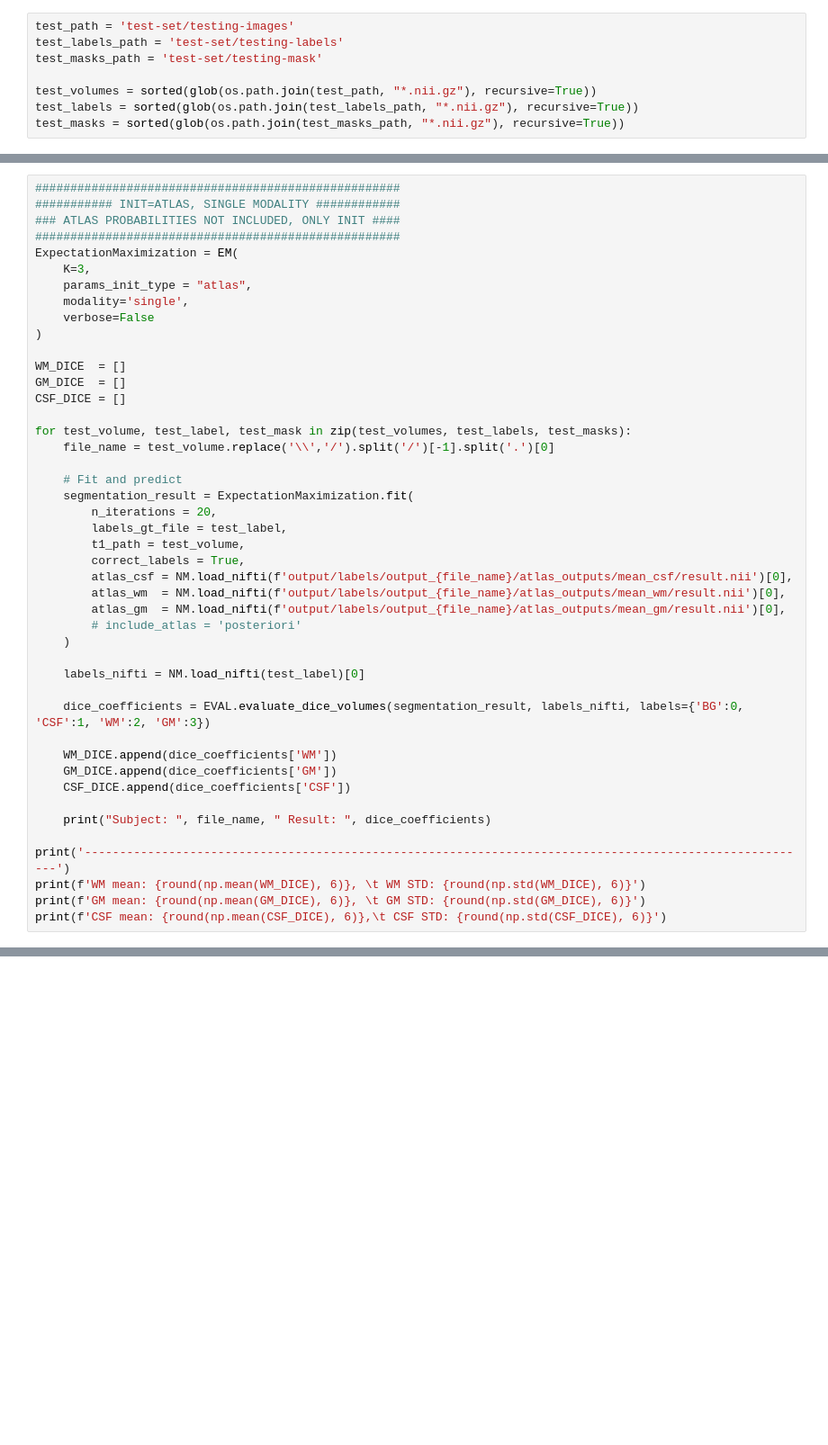
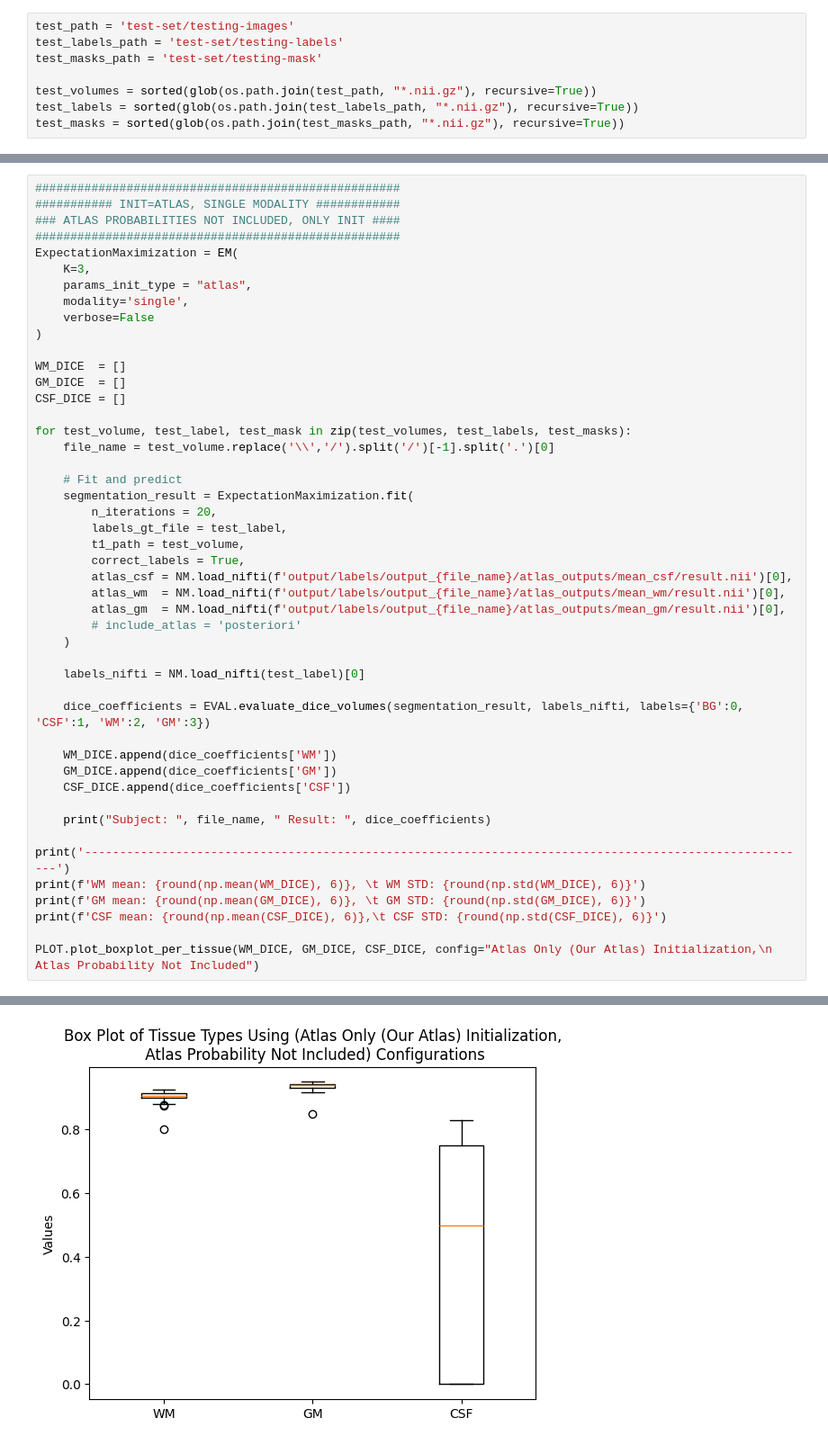
Before and after one commit to abdel-habib/medical-image-segmentation-and-applications, a Jupyter notebook: Lab 3/evaluation.ipynb, the cells around one changed output, grey strips where cells are left out. Shown: that part at 90% size. Drawn from its saved outputs; the diff is of its cells as text; blank space fills up the shorter version.

```diff
--- a/Lab 3/evaluation.ipynb
+++ b/Lab 3/evaluation.ipynb
@@ -172,30 +252,33 @@ for test_volume, test_label, test_mask in zip(test_volumes, test_labels, test_ma
     dice_coefficients = EVAL.evaluate_dice_volumes(segmentation_result, labels_nifti, labels={'BG':0, 'CSF':1, 'WM':2, 'GM':3})
 
     WM_DICE.append(dice_coefficients['WM'])
     GM_DICE.append(dice_coefficients['GM'])
     CSF_DICE.append(dice_coefficients['CSF'])
 
     print("Subject: ", file_name, " Result: ", dice_coefficients)
 
 print('--------------------------------------------------------------------------------------------------------')
 print(f'WM mean: {round(np.mean(WM_DICE), 6)}, \t WM STD: {round(np.std(WM_DICE), 6)}')
 print(f'GM mean: {round(np.mean(GM_DICE), 6)}, \t GM STD: {round(np.std(GM_DICE), 6)}')
 print(f'CSF mean: {round(np.mean(CSF_DICE), 6)},\t CSF STD: {round(np.std(CSF_DICE), 6)}')
+
+PLOT.plot_boxplot_per_tissue(WM_DICE, GM_DICE, CSF_DICE, config="Atlas Only (Our Atlas) Initialization,\n Atlas Probability Not Included")
 # %% [output]
 Subject:  1003  Result:  {'WM': 0.904727, 'GM': 0.940768, 'CSF': 0.0}
 Subject:  1004  Result:  {'WM': 0.914621, 'GM': 0.942812, 'CSF': 0.501181}
 Subject:  1005  Result:  {'WM': 0.909008, 'GM': 0.937708, 'CSF': 0.759955}
 Subject:  1018  Result:  {'WM': 0.912155, 'GM': 0.941301, 'CSF': 0.284014}
 Subject:  1019  Result:  {'WM': 0.915895, 'GM': 0.948527, 'CSF': 0.0}
 Subject:  1023  Result:  {'WM': 0.904185, 'GM': 0.938571, 'CSF': 0.0}
 Subject:  1024  Result:  {'WM': 0.911734, 'GM': 0.945181, 'CSF': 0.373539}
 Subject:  1025  Result:  {'WM': 0.908338, 'GM': 0.939386, 'CSF': 0.749389}
 Subject:  1038  Result:  {'WM': 0.912801, 'GM': 0.939697, 'CSF': 0.32182}
 Subject:  1039  Result:  {'WM': 0.907837, 'GM': 0.943387, 'CSF': 0.0}
 Subject:  1101  Result:  {'WM': 0.900181, 'GM': 0.93587, 'CSF': 0.581089}
 Subject:  1104  Result:  {'WM': 0.901012, 'GM': 0.938878, 'CSF': 0.52784}
 ... (8 lines left out)
 --------------------------------------------------------------------------------------------------------
 WM mean: 0.897671,       WM STD: 0.02567
 GM mean: 0.931921,       GM STD: 0.021117
 CSF mean: 0.418734,      CSF STD: 0.311306
+[figure, added]
```
Also changed, not shown: parts of 23 cells of this notebook, 1 other file.
